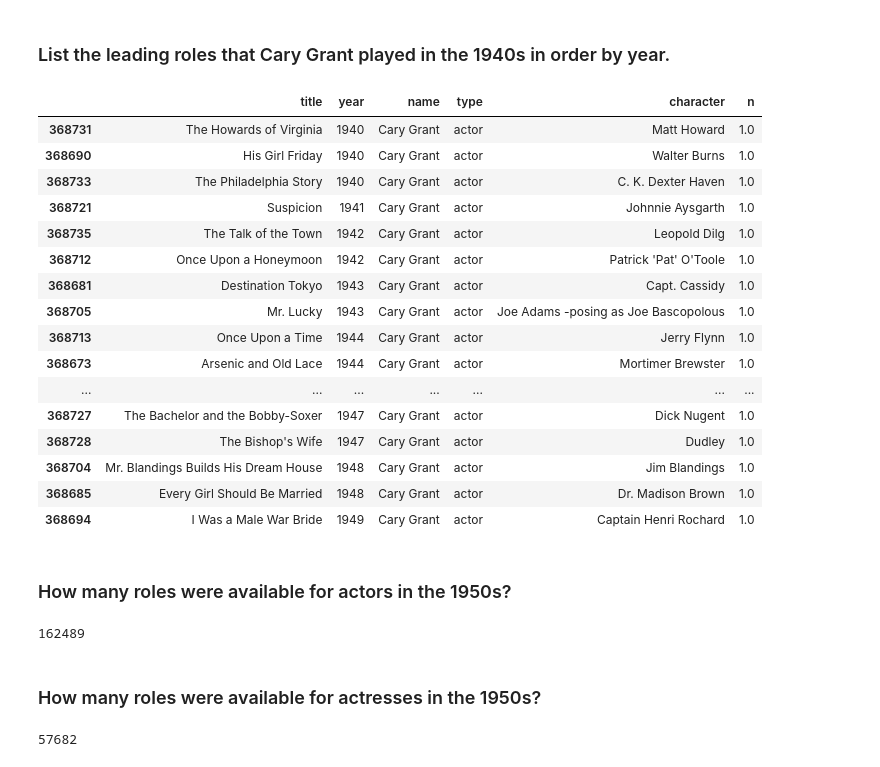
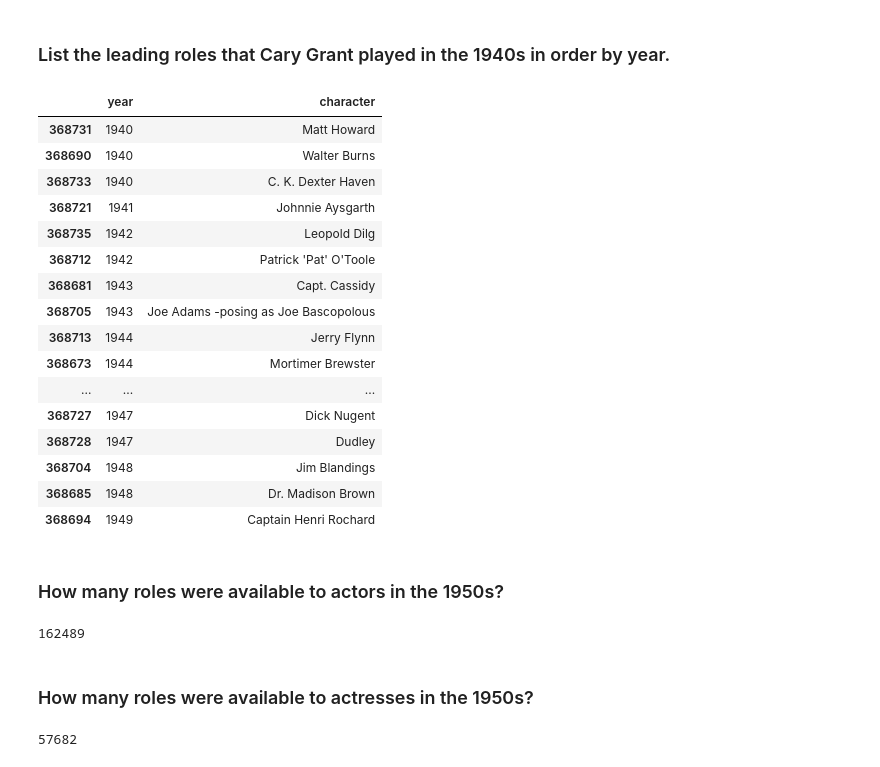
Before and after one commit to rjaffk/tensorby, a Jupyter notebook: lecture_introduction/Solutions-1.ipynb, the cells around one changed output. Cells and saved outputs as stored; diff of their text form; code cells hidden in the pictures.

```diff
--- a/lecture_introduction/Solutions-1.ipynb
+++ b/lecture_introduction/Solutions-1.ipynb
@@ -213,27 +213,27 @@ c[(c.name == "Cary Grant") & (c.year//10 == 194) & (c.n == 2)].sort_values('year
 ### List the leading roles that Cary Grant played in the 1940s in order by year.
 # %%
 c = cast
-c[(c.name == "Cary Grant") & (c.year//10 == 194) & (c.n == 1)].sort_values('year')
+c[(c.name == "Cary Grant") & (c.year//10 == 194) & (c.n == 1)].loc[:,['year', 'character']].sort_values('year')
 # %% [output]
-|  | title | year | name | type | character | n |
-| 368731 | The Howards of Virginia | 1940 | Cary Grant | actor | Matt Howard | 1.0 |
-| 368690 | His Girl Friday | 1940 | Cary Grant | actor | Walter Burns | 1.0 |
-| 368733 | The Philadelphia Story | 1940 | Cary Grant | actor | C. K. Dexter Haven | 1.0 |
-| 368721 | Suspicion | 1941 | Cary Grant | actor | Johnnie Aysgarth | 1.0 |
-| 368735 | The Talk of the Town | 1942 | Cary Grant | actor | Leopold Dilg | 1.0 |
-| 368712 | Once Upon a Honeymoon | 1942 | Cary Grant | actor | Patrick 'Pat' O'Toole | 1.0 |
-| 368681 | Destination Tokyo | 1943 | Cary Grant | actor | Capt. Cassidy | 1.0 |
-| 368705 | Mr. Lucky | 1943 | Cary Grant | actor | Joe Adams -posing as Joe Bascopolous | 1.0 |
-| 368713 | Once Upon a Time | 1944 | Cary Grant | actor | Jerry Flynn | 1.0 |
-| 368673 | Arsenic and Old Lace | 1944 | Cary Grant | actor | Mortimer Brewster | 1.0 |
-| ... | ... | ... | ... | ... | ... | ... |
-| 368727 | The Bachelor and the Bobby-Soxer | 1947 | Cary Grant | actor | Dick Nugent | 1.0 |
-| 368728 | The Bishop's Wife | 1947 | Cary Grant | actor | Dudley | 1.0 |
-| 368704 | Mr. Blandings Builds His Dream House | 1948 | Cary Grant | actor | Jim Blandings | 1.0 |
-| 368685 | Every Girl Should Be Married | 1948 | Cary Grant | actor | Dr. Madison Brown | 1.0 |
-| 368694 | I Was a Male War Bride | 1949 | Cary Grant | actor | Captain Henri Rochard | 1.0 |
+|  | year | character |
+| 368731 | 1940 | Matt Howard |
+| 368690 | 1940 | Walter Burns |
+| 368733 | 1940 | C. K. Dexter Haven |
+| 368721 | 1941 | Johnnie Aysgarth |
+| 368735 | 1942 | Leopold Dilg |
+| 368712 | 1942 | Patrick 'Pat' O'Toole |
+| 368681 | 1943 | Capt. Cassidy |
+| 368705 | 1943 | Joe Adams -posing as Joe Bascopolous |
+| 368713 | 1944 | Jerry Flynn |
+| 368673 | 1944 | Mortimer Brewster |
+| ... | ... | ... |
+| 368727 | 1947 | Dick Nugent |
+| 368728 | 1947 | Dudley |
+| 368704 | 1948 | Jim Blandings |
+| 368685 | 1948 | Dr. Madison Brown |
+| 368694 | 1949 | Captain Henri Rochard |
 # %% [markdown]
-### How many roles were available for actors in the 1950s?
+### How many roles were available to actors in the 1950s?
 # %%
 c = cast
 c = c[(c.type == "actor") & (c.year//10 == 195)]
@@ -241,7 +241,7 @@ len(c)
 # %% [output]
 162489
 # %% [markdown]
-### How many roles were available for actresses in the 1950s?
+### How many roles were available to actresses in the 1950s?
 # %%
 c = cast
 c = c[(c.type == "actress") & (c.year//10 == 195)]
```
Also changed, not shown: parts of 3 cells of this notebook.
